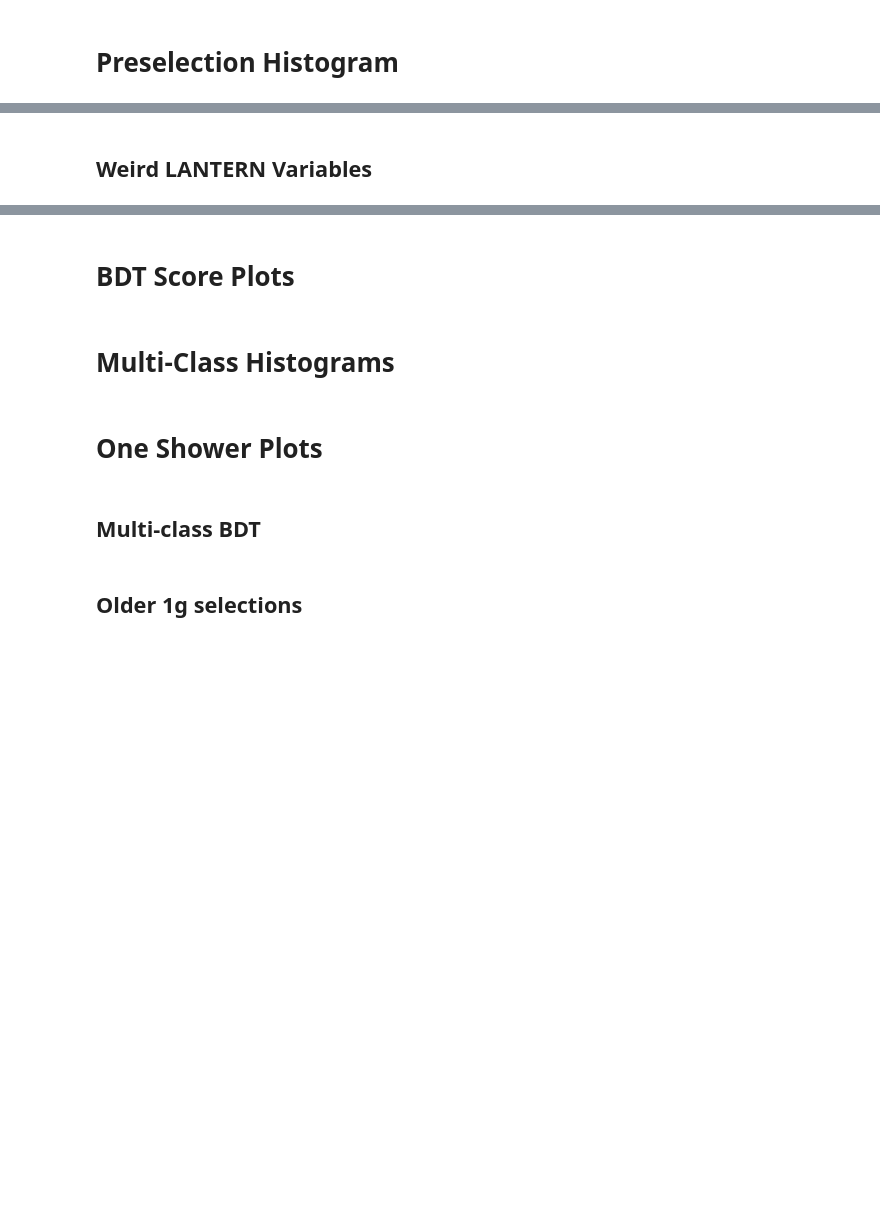
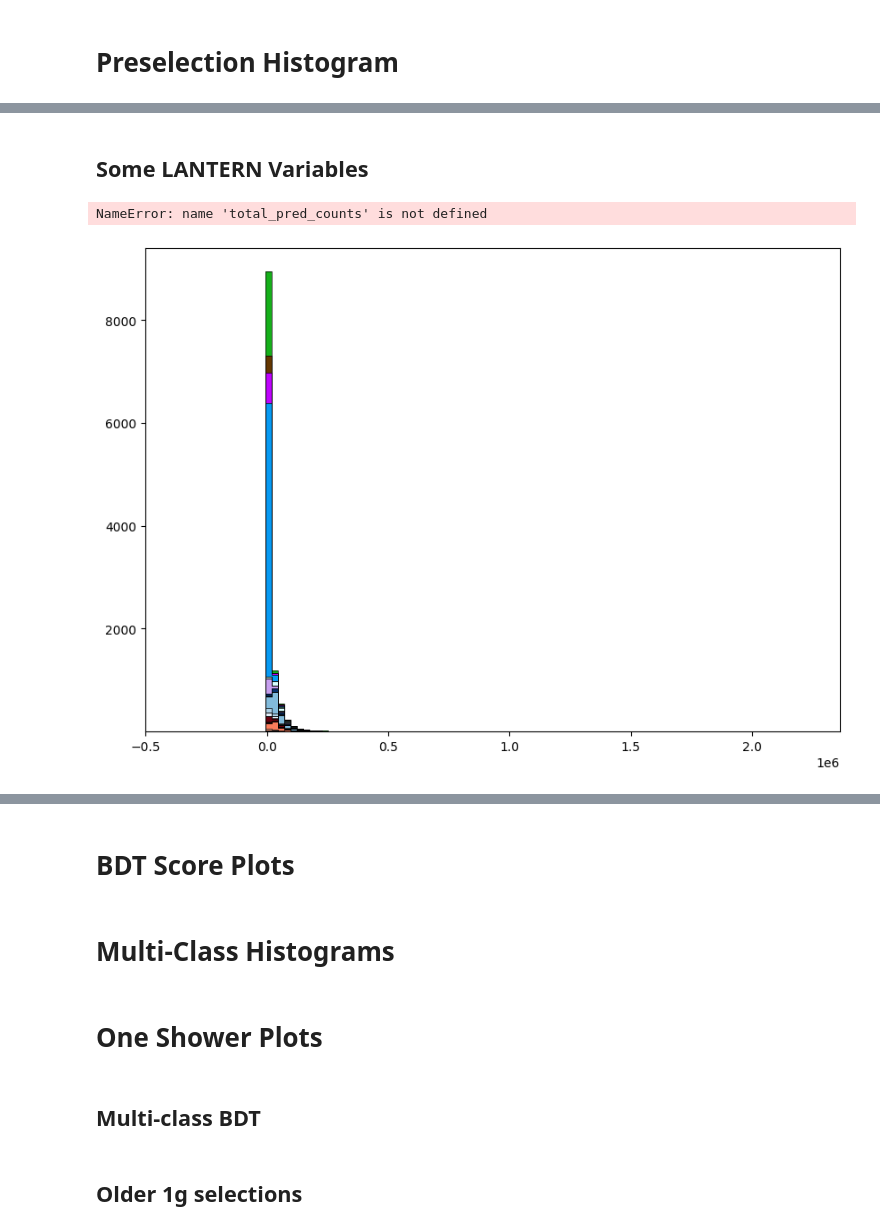
Before and after one commit to leehagaman/uboone_ngem, a Jupyter notebook: ipynb_notebooks/open_data_multiclass_histograms.ipynb, the cells around one changed output, grey strips where cells are left out. Drawn from its saved outputs; the diff is of its cells as text; code cells hidden in the pictures; blank space fills up the shorter version.

```diff
--- a/ipynb_notebooks/open_data_multiclass_histograms.ipynb
+++ b/ipynb_notebooks/open_data_multiclass_histograms.ipynb
@@ -229,15 +303,12 @@ plt.show()
 # %% [markdown]
-## Weird LANTERN Variables
+## Some LANTERN Variables
 # %%
 del1g_norm_factor = 0.5
 iso1g_norm_factor = 0.05
 skip_del1g_iso1g = True
 
-#for var in ["lantern_max_shower_charge", "lantern_max_electron_shower_MuScore", "lantern_max_electron_shower_electron_confidence", "lantern_max_electron_shower_PrimaryScore"]:
-for var in lantern_training_vars:
-
-    plt.figure(figsize=(10, 7))
-
+for var in ["lantern_max_shower_charge", "lantern_max_electron_shower_MuScore", "lantern_max_electron_shower_electron_confidence", "lantern_max_electron_shower_PrimaryScore"][:1]:
+#for var in lantern_training_vars:
 
     sel_df = presel_merged_df
 
@@ -257,7 +328,7 @@ for var in lantern_training_vars:
     neginf_val = min_x - diff / 10
     posinf_val = max_x + diff / 10
 
-    bins = np.linspace(min_x - diff/5, max_x + diff/5, 31)
+    bins = np.linspace(min_x - diff/5, max_x + diff/5, 101)
     bin_centers = (bins[:-1] + bins[1:]) / 2
 
     pred_sel_df = sel_df.query("filetype != 'data'")
@@ -270,6 +341,8 @@ for var in lantern_training_vars:
         breakdown_counts.append(np.histogram(np.nan_to_num(curr_df[var], nan=nan_val, posinf=posinf_val, neginf=neginf_val), weights=curr_df["wc_net_weight"], bins=bins)[0])
         unweighted_breakdown_counts.append(np.histogram(np.nan_to_num(curr_df[var], nan=nan_val, posinf=posinf_val, neginf=neginf_val), bins=bins)[0])
     data_counts = np.histogram(np.nan_to_num(data_sel_df[var], nan=nan_val, posinf=posinf_val, neginf=neginf_val), bins=bins)[0]
+
+    plt.figure(figsize=(10, 7))
 
     bottom = np.zeros(len(bins)-1)
     for breakdown_i, (breakdown_label, breakdown_count, unweighted_breakdown_count, breakdown_color, breakdown_hatch, breakdown_label_latex) in enumerate(zip(breakdown_labels, breakdown_counts, unweighted_breakdown_counts, breakdown_colors, breakdown_hatches, breakdown_labels_latex)):
@@ -277,32 +350,37 @@ for var in lantern_training_vars:
             breakdown_count = breakdown_count * iso1g_norm_factor
             if skip_del1g_iso1g:
                 continue
         elif "del1g" in breakdown_label:
             breakdown_count = breakdown_count * del1g_norm_factor
             if skip_del1g_iso1g:
                 continue
         elif "data" in breakdown_label:
             continue
 
         curr_breakdown_label = f"{breakdown_label_latex}, {np.sum(breakdown_count):.1f} ({np.sum(unweighted_breakdown_count):.0f})"
         n, _, _ = plt.hist(bin_centers, weights=breakdown_count, bins=bins, bottom=bottom if breakdown_i > 0 else None, color=breakdown_color, hatch=breakdown_hatch, label=curr_breakdown_label)
 
         plt.hist(bin_centers, weights=breakdown_count, bins=bins, bottom=bottom if breakdown_i > 0 else None, histtype="step", color="k", lw=0.5)
 
         if breakdown_i == 0:
             bottom = n
         else:
             bottom += n
 
+    plt.hist(bin_centers, weights=total_pred_counts, bins=bins, bottom=bottom, histtype="step", color="k", lw=0.5, label="Total Preds")
+
     plt.errorbar(bin_centers, data_counts, yerr=np.sqrt(data_counts), fmt="o", color="k", lw=0.5, capsize=2, capthick=1, markersize=2, label="6.65e19 POT Run 4b Data")
 
     plt.xlabel(var)
     plt.ylabel("Counts (weighted\nto 6.65e19 POT)")
     plt.title(f"Preselection")
     plt.xlim(bins[0], bins[-1])
     plt.yscale("log")
     plt.ylim(1e-2, 1e7)
     plt.legend(ncol=2, loc='upper right', fontsize=6)
     plt.show()
+# %% [output]
+NameError: name 'total_pred_counts' is not defined
+[figure, added]
 # %%
 print(1/0)
```
Also changed, not shown: parts of 15 cells of this notebook, 3 other files.
